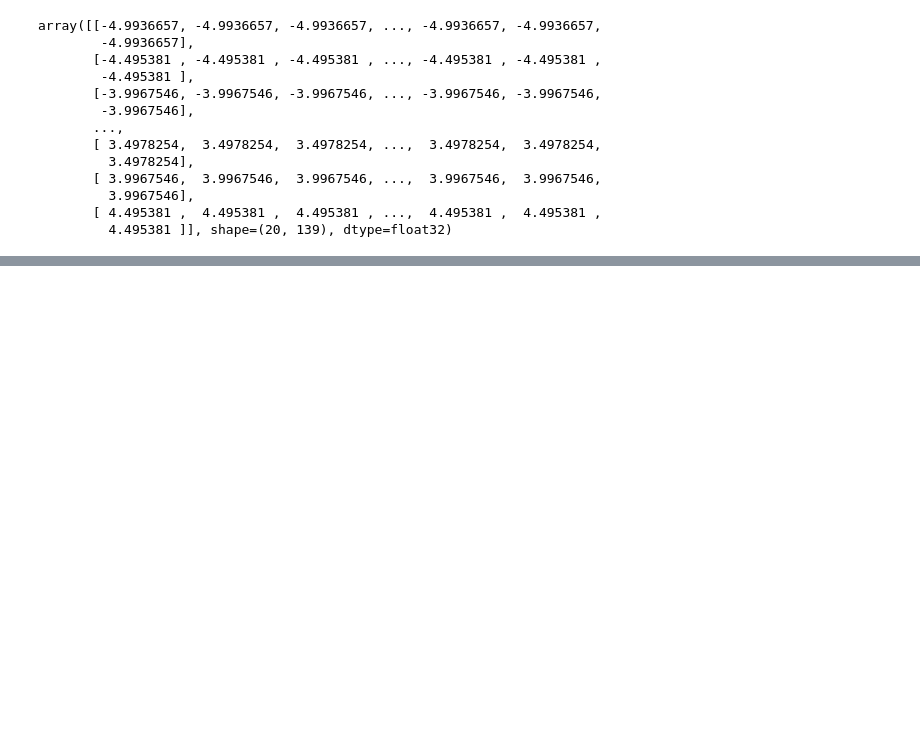
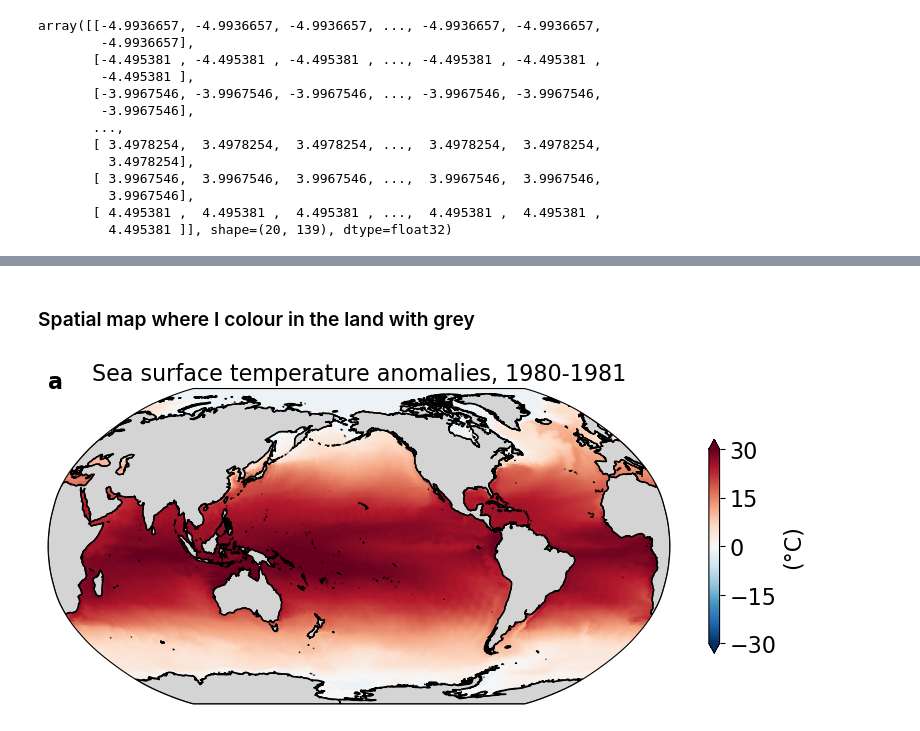
Before and after one commit to mauricehuguenin/sharing, a Jupyter notebook: Global_OHC_timeseries_and_spatial_patterns2.ipynb, the cells around one changed output, grey strips where cells are left out. Saved outputs shown, nothing was run; the diff lists cells and outputs as text; code cells hidden in the pictures; blank space fills up the shorter version.

```diff
--- a/Global_OHC_timeseries_and_spatial_patterns2.ipynb
+++ b/Global_OHC_timeseries_and_spatial_patterns2.ipynb
@@ -310,0 +269,42 @@ NameError: name 'sst_anom' is not defined
+# %% [markdown]
+### Spatial map where I colour in the land with grey
+# %%
+sst = xr.open_mfdataset(archive + exp_names[f] + '/outdata/nemo/' + exp_names[f] + freq[0] + '*_grid_T.nc', chunks={'time': '200MB'}).votemper[0,0,:,:]
+
+fs = 16
+level_steps = [-30,30] # data/colour bar limits
+
+# Create figure and map
+fig = plt.figure(figsize=(16,9),tight_layout=True,facecolor='w',edgecolor='k')
+gs = gridspec.GridSpec(2, 2, width_ratios = [1,1])
+ax1 = plt.subplot(gs[0,0], projection=ccrs.Robinson(central_longitude=200))
+
+# Plot the data
+p1 = ax1.pcolormesh(lon, lat, sst, transform=ccrs.PlateCarree(), vmin=level_steps[0], vmax=level_steps[1], cmap='RdBu_r')
+# contour does not work; why?
+#p11 = ax1.contour(lon, lat, sst, levels=[0], linewidths=3, colors='g', transform=ccrs.PlateCarree())
+
+# Add land, coastlines, etc.
+ax1.coastlines(resolution = '50m', linewidth=1) # add coast lines
+ax1.add_feature(cfeature.LAND, edgecolor = 'black', facecolor = [.83, .83, .83], zorder = 1)
+plt.title('Sea surface temperature anomalies, 1980-1981', fontsize=fs)
+
+# add colour bar
+cb = plt.colorbar(p1, shrink=.5, orientation='vertical', extend='both');
+cb.set_label(label='(°C)', size=fs)
+cb.ax.tick_params(labelsize=fs); tick_locator = ticker.MaxNLocator(nbins=5)
+cb.locator = tick_locator;cb.update_ticks()
+#cb.add_lines(p11) # add contours to colour bar
+
+ax1.text(0, 1, string.ascii_lowercase[0], transform=ax1.transAxes, size=16, weight='bold') # bold panel letter at the top left
+
+# --- saving as 300 dpi .PNG image in specified folder --------------------- #
+plt.savefig(save + 'sst_Robinson_1980-1981',
+            dpi=300, facecolor='w',                                          #
+            edgecolor='w', orientation='landscape',                          #
+            format=None, transparent=False, bbox_inches='tight',             #
+            pad_inches=0.1, metadata=None)                                   #
+# --- end of script -------------------------------------------------------- #
+# Wall time: 9.89 s
+# %% [output]
+[figure, added]
```
Also changed, not shown: parts of 5 cells of this notebook.
